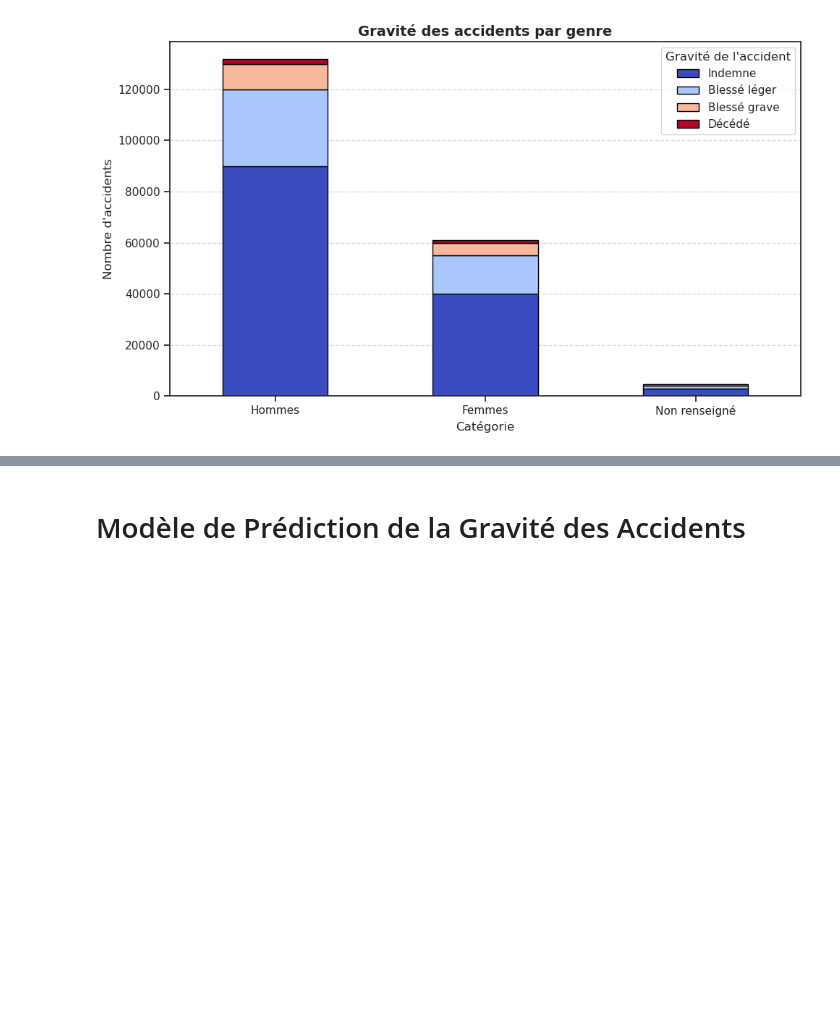
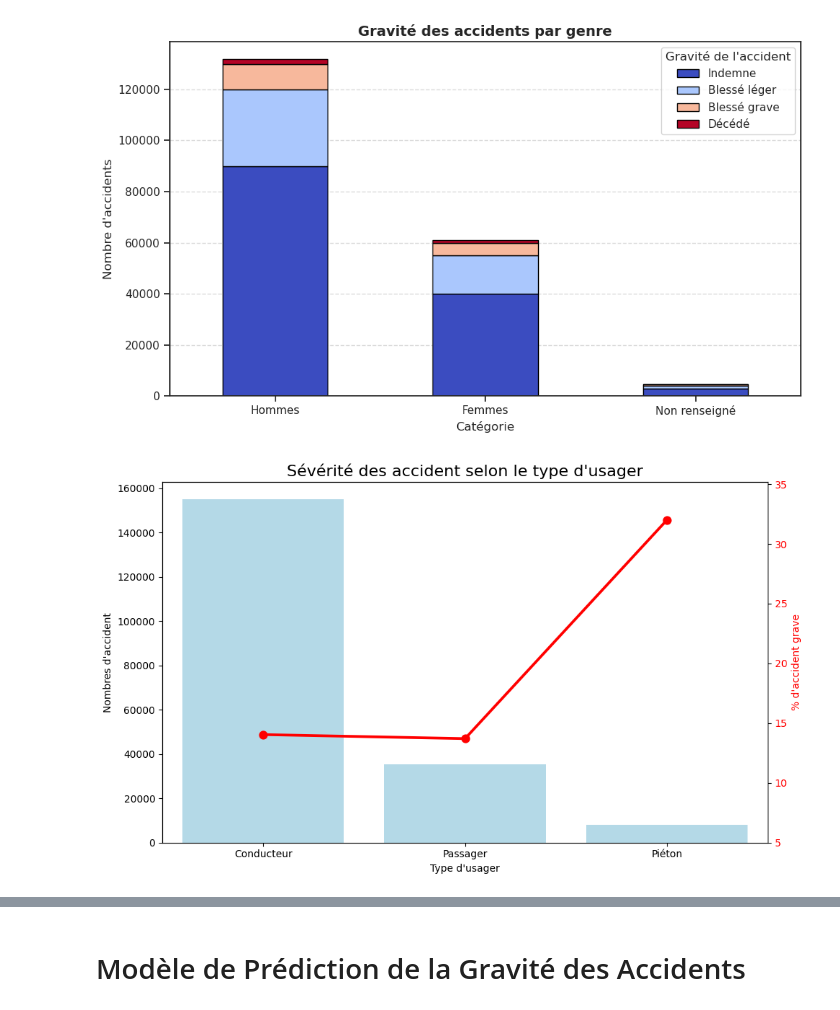
Before and after one commit to Thibo0/projet_ml_m1, a Jupyter notebook: projet.ipynb, the cells around one changed output, grey strips where cells are left out. Saved outputs shown, nothing was run; the diff lists cells and outputs as text; code cells hidden in the pictures; blank space fills up the shorter version.

```diff
--- a/projet.ipynb
+++ b/projet.ipynb
@@ -389,0 +412,50 @@ plt.show()
+# %%
+user_labels = {
+    1: 'Conducteur',
+    2: 'Passager',
+    3: 'Piéton',
+    -1: 'Unknown'
+}
+dataset_graph['user_type'] = dataset_graph['catu'].map(user_labels)
+
+# Create vehicle type labels
+vehicle_labels = {
+    7: 'Voiture',
+    10: 'Moto',
+    33: 'Vélo',
+    30: 'Scooter',
+    2: 'Camionnette',
+    31: 'Cyclomoteur',
+    1: 'Vélo à assistance électrique',
+    32: 'Trottinette électrique',
+    34: 'Véhicule utilitaire léger',
+    13: 'Poids lourd/Camion'
+}
+dataset_graph['vehicle_type'] = dataset_graph['catv'].map(lambda x: vehicle_labels.get(x, f'Type {x} non identifié'))
+
+
+user_summary = dataset_graph.groupby('user_type').agg(
+    total_users=('user_type', 'count'),
+    severe_cases=('severe', 'sum')
+).reset_index()
+
+user_summary['severe_rate'] = user_summary['severe_cases'] / user_summary['total_users'] * 100
+
+fig, ax = plt.subplots(figsize=(10, 6))
+
+sns.barplot(x='user_type', y='total_users', data=user_summary, color='skyblue', alpha=0.7, ax=ax)
+ax.set_ylabel('Nombres d\'accident')
+
+ax2 = ax.twinx()
+sns.pointplot(x='user_type', y='severe_rate', data=user_summary, color='red', ax=ax2)
+ax2.set_ylabel("% d'accident grave", color='red')
+ax2.tick_params(axis='y', labelcolor='red')
+ax.set_xlabel('Type d\'usager')
+plt.title('Sévérité des accident selon le type d\'usager', fontsize=16)
+max_rate = user_summary['severe_rate'].max() * 1.1
+ax2.set_ylim(5, max_rate)
+
+plt.tight_layout()
+plt.show()
+# %% [output]
+[figure, added]
```
Also changed, not shown: parts of 23 cells of this notebook.
